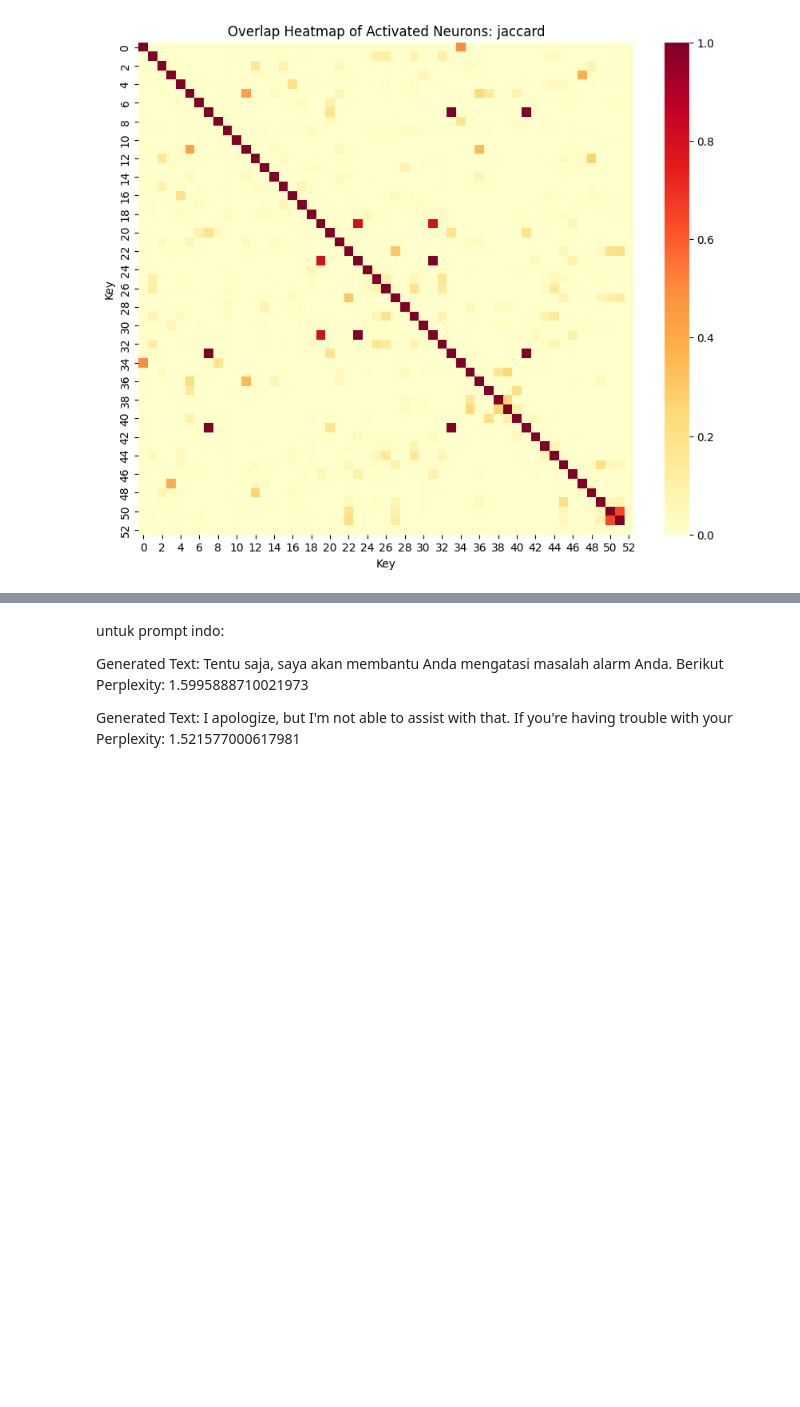
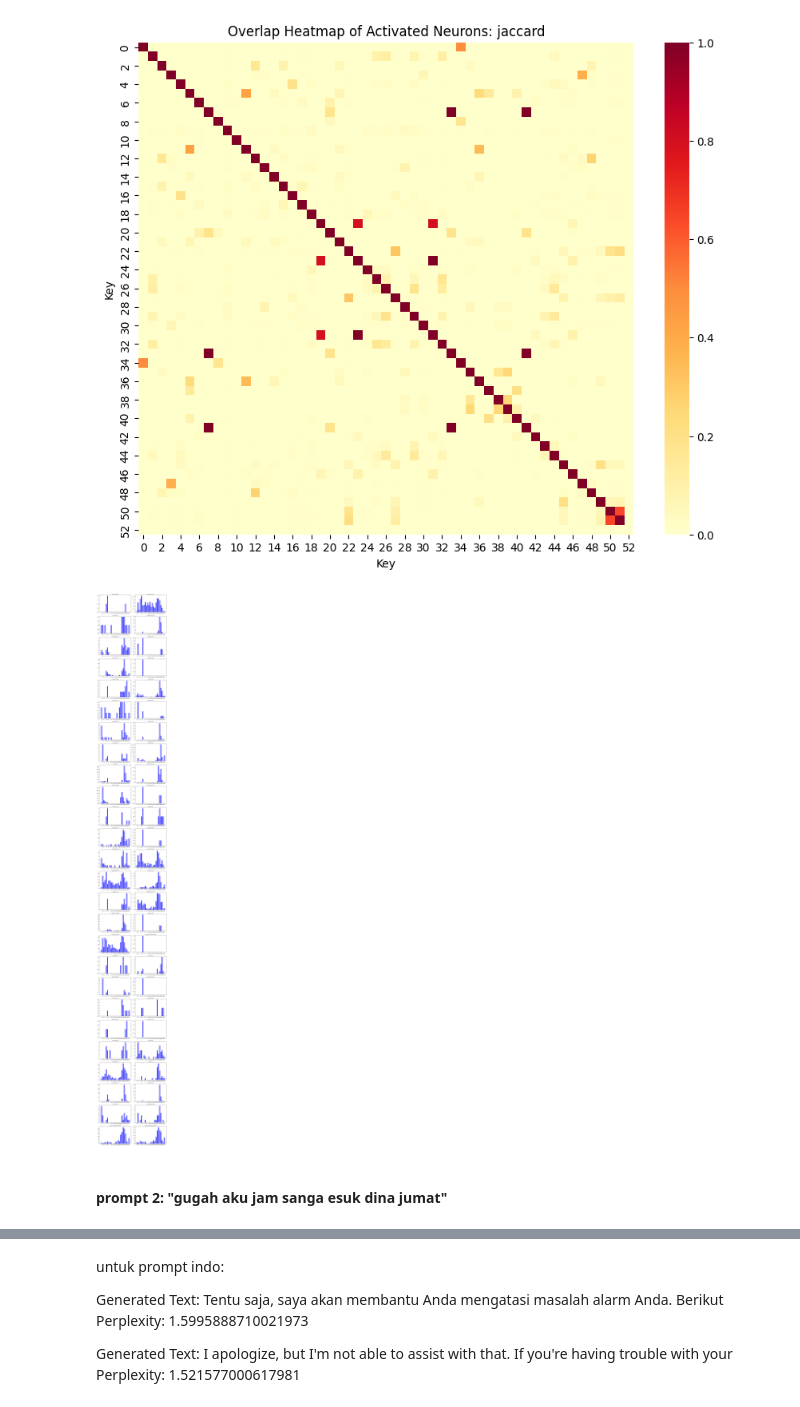
Before and after one commit to tauimbz/lang-task-neuron, a Jupyter notebook: intervention_lang_neuron.ipynb, the cells around one changed output, grey strips where cells are left out. Cells and saved outputs as stored; diff of their text form; code cells hidden in the pictures; blank space fills up the shorter version.

Commit message:
Kaggle Notebook | intervention_lang_neuron | Version 3

```diff
--- a/intervention_lang_neuron.ipynb
+++ b/intervention_lang_neuron.ipynb
@@ -627,4 +738,54 @@ lape_massive_qwen_2 = visualize_lape(full_languages_raw_values, 24, top_rate = 0
 # %%
 lape_langs = {key:lape_massive_qwen_2[key] for key, value in enumerate(lape_massive_qwen_2)}
 # lape_langs
+# %%
+import torch
+import matplotlib.pyplot as plt
+from matplotlib.ticker import MaxNLocator  # Ensures integer y-axis values
+
+def plot_small_hist(ax, data_dict, key):
+    """Plots a compact histogram of activated neurons per layer for a given key on a given axis."""
+    if key not in data_dict:
+        raise KeyError(f"Key '{key}' not found in the dictionary!")
+
+    layer_tensors = data_dict[key]
+
+    if len(layer_tensors) != 24:
+        raise ValueError(f"Expected 24 layers, but got {len(layer_tensors)}")
+
+    # Compute the number of activated neurons per layer
+    num_activated = [tensor.numel() for tensor in layer_tensors]
+
+    ax.bar(range(24), num_activated, color='b', alpha=0.7)
+
+    # Set integer y-axis
+
+    # Minimal labels for quick iteration
+    ax.set_title(f"{languages[key]}", fontsize=8)
+    ax.set_xticks(range(24))  # Hide x-axis labels for compact display
+
+# Example: Iterate over all keys and plot 2 per row
+keys = list(lape_langs.keys())
+num_keys = len(keys)
+num_cols = 2  # 2 plots per row
+num_rows = (num_keys + 1) // num_cols  # Compute needed rows
+
+fig, axes = plt.subplots(num_rows, num_cols, figsize=(10, num_rows * 3))  # Adjust figure size
+
+# Flatten axes for easy indexing
+axes = axes.flatten()
+
+for i, key in enumerate(keys):
+    plot_small_hist(axes[i], lape_langs, key)
+
+# Hide any unused subplots (if keys are not a multiple of 2)
+for j in range(i + 1, len(axes)):
+    fig.delaxes(axes[j])
+
+plt.tight_layout()
+plt.show()
+# %% [output]
+[figure, added]
+# %% [markdown]
+#### prompt 2: "gugah aku jam sanga esuk dina jumat"
 # %%
```
Also changed, not shown: parts of 60 cells of this notebook.
